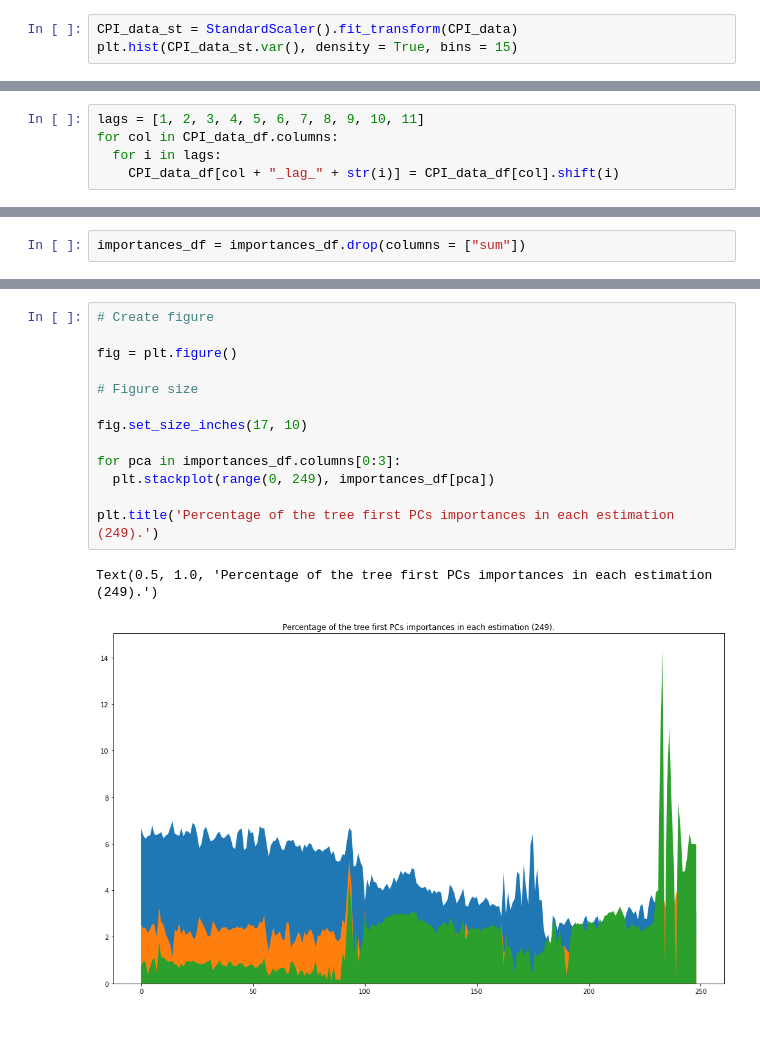
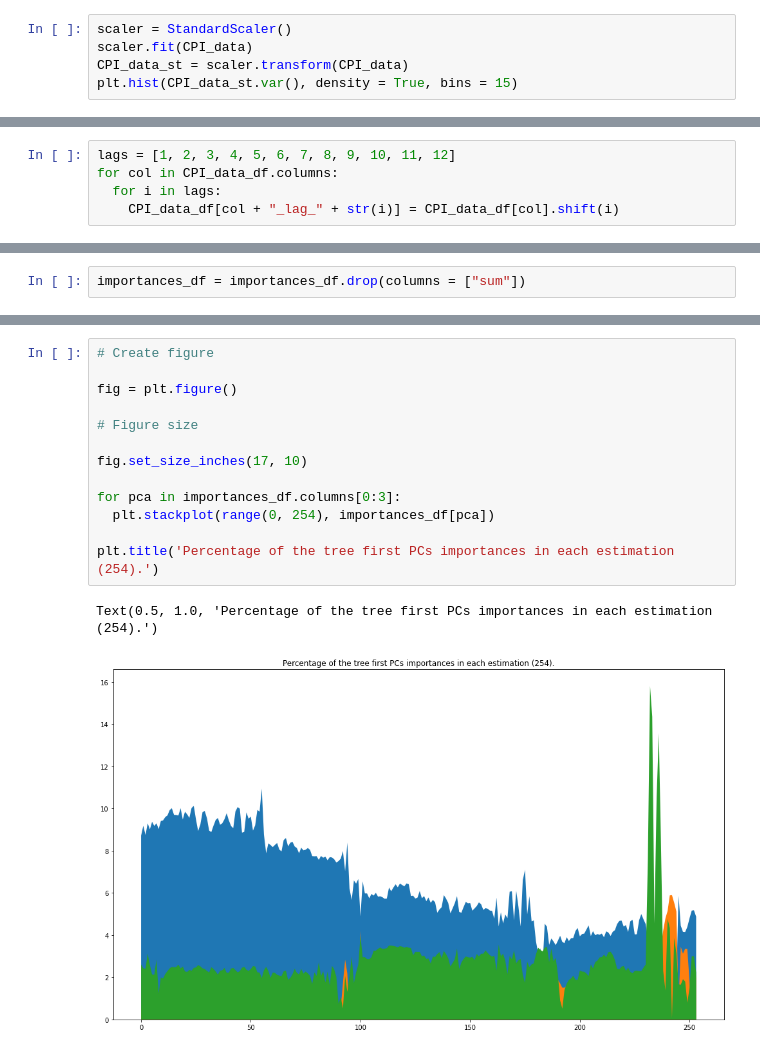
Before and after one commit to caiobaptistaa/Econometria-4_PUC-Rio, a Jupyter notebook: Trabalho_1_Quest_2_PC_AR.ipynb, the cells around one changed output, grey strips where cells are left out. Cells and saved outputs as stored; diff of their text form.

```diff
--- a/Trabalho_1_Quest_2_PC_AR.ipynb
+++ b/Trabalho_1_Quest_2_PC_AR.ipynb
@@ -153,7 +168,9 @@ plt.hist(CPI_data.var(), density = True, bins = 15)
 We can see that variables have much different variances, so we need to standardize all variables.
 Below is the distribution of standardized variables.
 # %%
-CPI_data_st = StandardScaler().fit_transform(CPI_data)
+scaler = StandardScaler()
+scaler.fit(CPI_data)
+CPI_data_st = scaler.transform(CPI_data)
 plt.hist(CPI_data_st.var(), density = True, bins = 15)
 # %% [output]
 (array([ 0.,  0.,  0.,  0.,  0.,  0.,  0., 15.,  0.,  0.,  0.,  0.,  0.,
@@ -186,7 +203,7 @@ CPI_data_df.shape
 # %% [output]
 (758, 104)
 # %%
-lags = [1, 2, 3, 4, 5, 6, 7, 8, 9, 10, 11]
+lags = [1, 2, 3, 4, 5, 6, 7, 8, 9, 10, 11, 12]
 for col in CPI_data_df.columns:
   for i in lags:
     CPI_data_df[col + "_lag_" + str(i)] = CPI_data_df[col].shift(i)
@@ -489,16 +533,16 @@ importances_df
 # %%
 # Create figure
 
 fig = plt.figure()
 
 # Figure size
 
 fig.set_size_inches(17, 10)
 
 for pca in importances_df.columns[0:3]:
-  plt.stackplot(range(0, 249), importances_df[pca])
+  plt.stackplot(range(0, 254), importances_df[pca])
 
-plt.title('Percentage of the tree first PCs importances in each estimation (249).')
+plt.title('Percentage of the tree first PCs importances in each estimation (254).')
 # %% [output]
-Text(0.5, 1.0, 'Percentage of the tree first PCs importances in each estimation (249).')
+Text(0.5, 1.0, 'Percentage of the tree first PCs importances in each estimation (254).')
-[figure, old version]
+[figure, new version]
```
Also changed, not shown: parts of 29 cells of this notebook.
